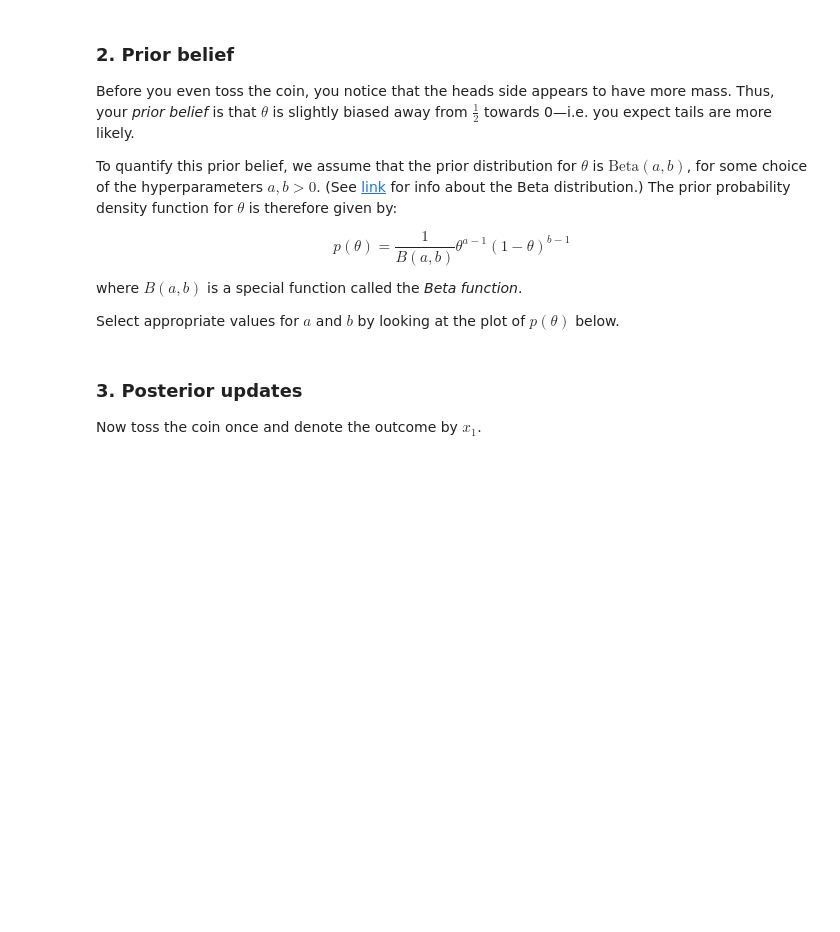
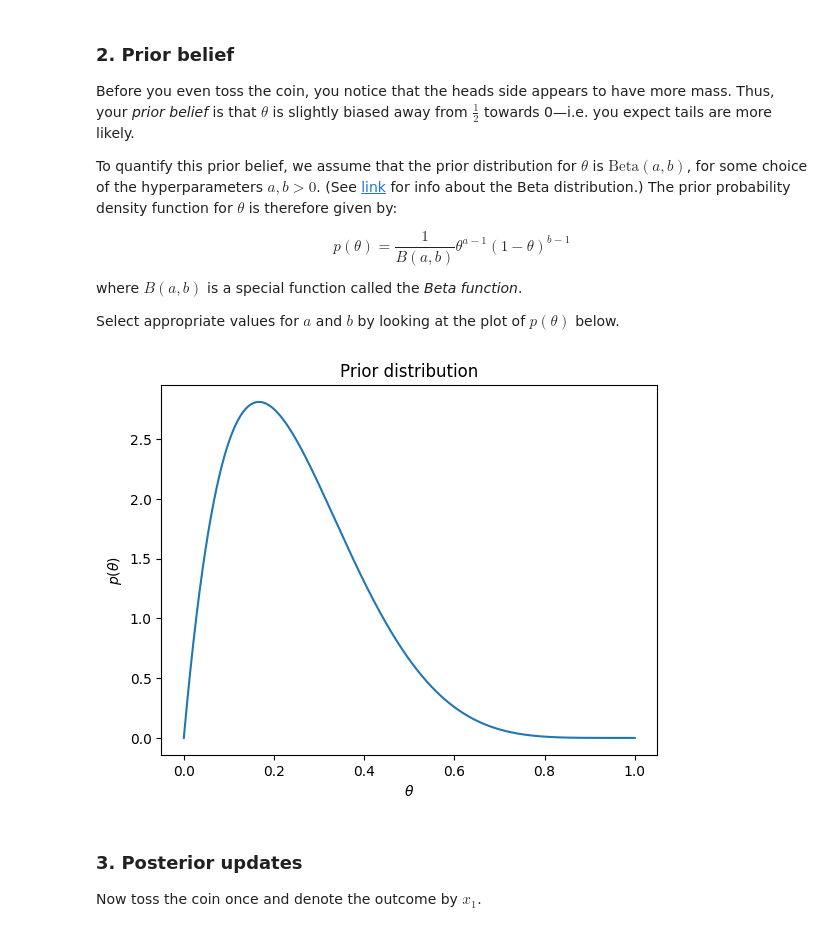
Before and after one commit to Rafsan7238/COMP90051_Labs, a Jupyter notebook: Lab 2/worksheet02.ipynb, the cells around one changed output. Drawn from its saved outputs; the diff is of its cells as text; code cells hidden in the pictures; blank space fills up the shorter version.

```diff
--- a/Lab 2/worksheet02.ipynb
+++ b/Lab 2/worksheet02.ipynb
@@ -42,14 +42,16 @@ where $B(a,b)$ is a special function called the _Beta function_.
 
 Select appropriate values for $a$ and $b$ by looking at the plot of $p(\theta)$ below.
 # %%
-a = ... # fill in
-b = ... # fill in
+a = 2 # fill in
+b = 6 # fill in
 theta = np.linspace(0, 1, 1001)
 plt.plot(theta, beta.pdf(theta, a, b))
 plt.title('Prior distribution')
 plt.xlabel(r'$\theta$')
 plt.ylabel(r'$p(\theta)$')
 plt.show()
+# %% [output]
+[figure, added]
 # %% [markdown]
 ### 3. Posterior updates
 Now toss the coin once and denote the outcome by $x_1$.
```
